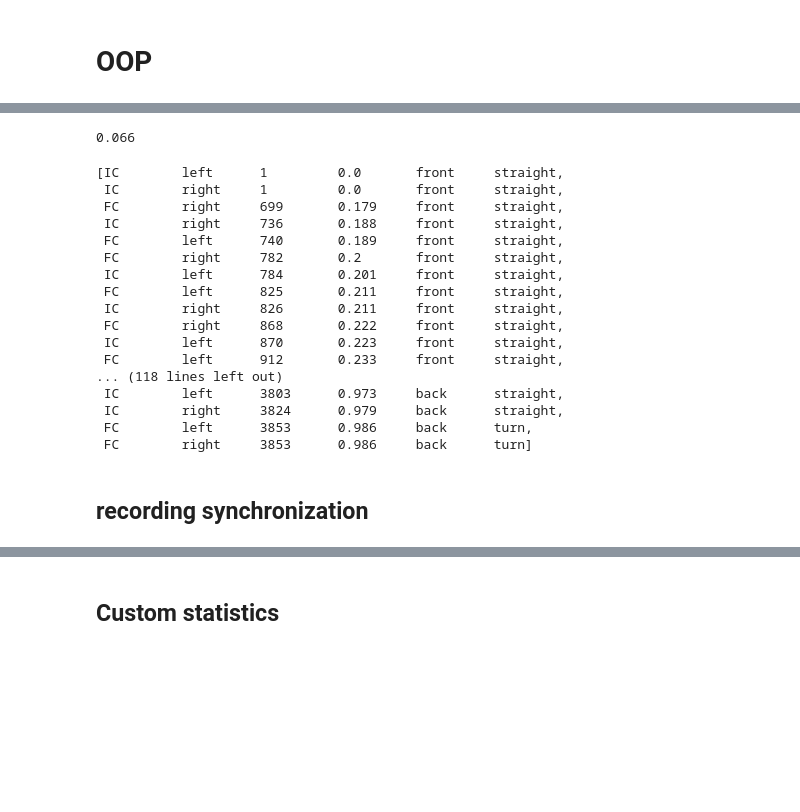
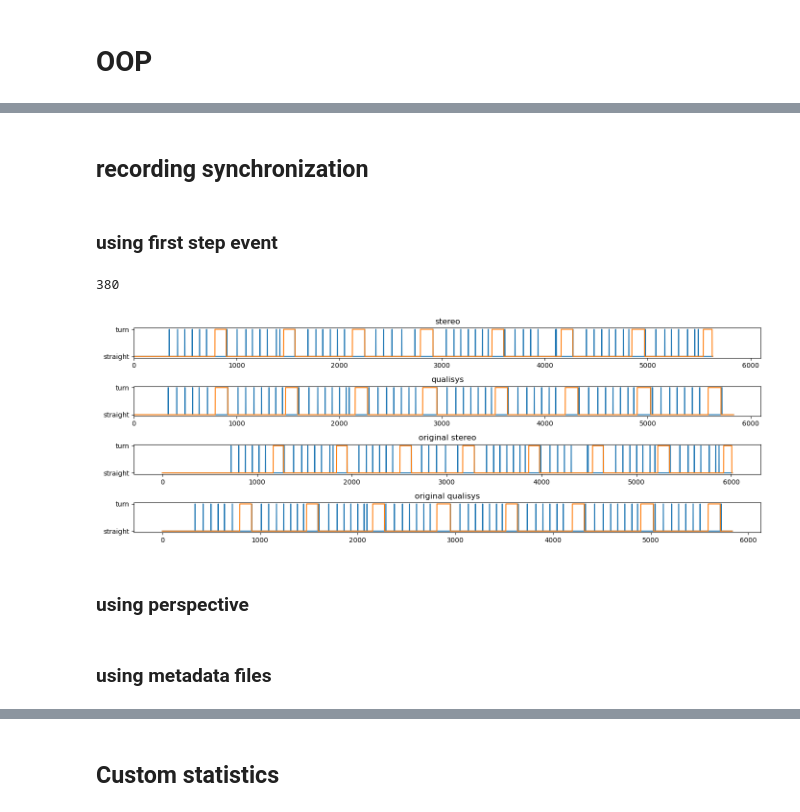
Before and after one commit to MateUnger/StereoVision, a Jupyter notebook: pipeline.ipynb, the cells around one changed output, grey strips where cells are left out. Drawn from its saved outputs; the diff is of its cells as text; code cells hidden in the pictures; blank space fills up the shorter version.

```diff
--- a/pipeline.ipynb
+++ b/pipeline.ipynb
@@ -1633,23 +1649,0 @@ plt.tight_layout()
-# %%
-relative_shift = (time_shift*sr.fps)/sr.keypoints.shape[2]
-print(round(relative_shift,3))
-[ge for ge in sr.gait_events ]
-# %% [output]
-0.066
-[IC        left      1         0.0       front     straight,
- IC        right     1         0.0       front     straight,
- FC        right     699       0.179     front     straight,
- IC        right     736       0.188     front     straight,
- FC        left      740       0.189     front     straight,
- FC        right     782       0.2       front     straight,
- IC        left      784       0.201     front     straight,
- FC        left      825       0.211     front     straight,
- IC        right     826       0.211     front     straight,
- FC        right     868       0.222     front     straight,
- IC        left      870       0.223     front     straight,
- FC        left      912       0.233     front     straight,
-... (118 lines left out)
- IC        left      3803      0.973     back      straight,
- IC        right     3824      0.979     back      straight,
- FC        left      3853      0.986     back      turn,
- FC        right     3853      0.986     back      turn]
@@ -1714,2 +1650,4 @@ plt.tight_layout()
 # %% [markdown]
 ## recording synchronization
+# %% [markdown]
+### using first step event
@@ -1715,0 +1657,48 @@ plt.tight_layout()
+# %%
+stereo_first_event - qualisys_first_event
+# %% [output]
+380
+# %%
+q_ics = [ge.frame for ge in Pair.qualisys.gait_events if ge.type=='IC']
+q_ics_vis = np.zeros(Pair.qualisys.keypoints.shape[2])
+q_ics_vis[q_ics] = 1
+
+s_ics = [ge.frame for ge in Pair.stereo.gait_events if ge.type=='IC']
+s_ics_vis = np.zeros(Pair.stereo.keypoints.shape[2])
+s_ics_vis[s_ics] = 1
+
+qualisys_fps = Pair.qualisys.fps
+stereo_fps = Pair.stereo.fps
+
+stereo_first_event = Pair.stereo.gait_events[0].frame
+qualisys_first_event = Pair.qualisys.gait_events[0].frame
+stereo_shift = stereo_first_event - qualisys_first_event
+
+
+plt.close('all')
+fig, axs = plt.subplots(4,1, figsize=(14,5))
+
+axs[0].plot(s_ics_vis[stereo_shift:])
+axs[0].plot(Pair.stereo.turn_mask[stereo_shift:])
+axs[1].plot(q_ics_vis)
+axs[1].plot(Pair.qualisys.turn_mask)
+
+axs[2].plot(s_ics_vis)
+axs[2].plot(Pair.stereo.turn_mask)
+axs[3].plot(q_ics_vis)
+axs[3].plot(Pair.qualisys.turn_mask)
+
+axs[0].set_title('stereo')
+axs[1].set_title('qualisys')
+axs[2].set_title('original stereo')
+axs[3].set_title('original qualisys')
+
+axs[0].set_xlim([0,6100])
+axs[1].set_xlim([0,6100])
+
+plt.tight_layout()
+plt.show()
+# %% [output]
+[figure, added]
+# %% [markdown]
+### using perspective
@@ -1715,0 +1784,2 @@ plt.tight_layout()
+# %% [markdown]
+### using metadata files
```
Also changed, not shown: parts of 28 cells of this notebook, 1 other file.
